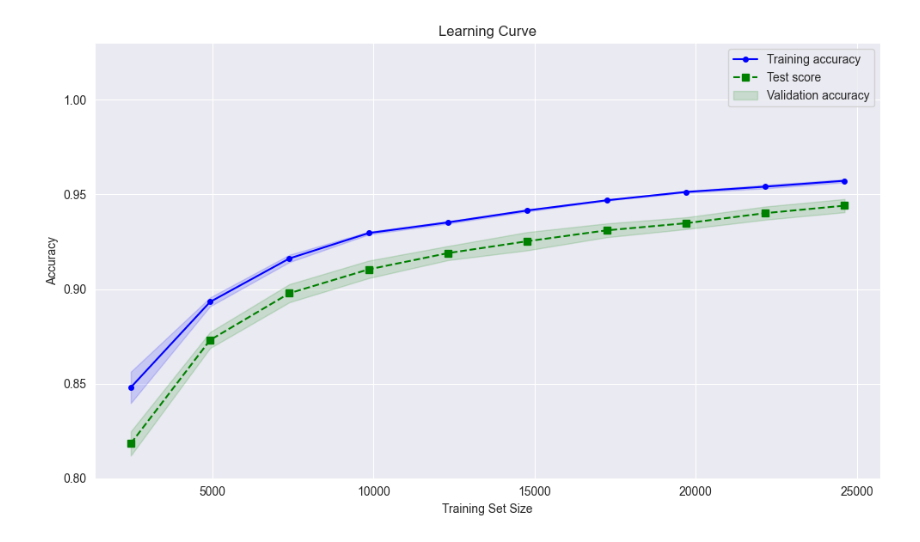
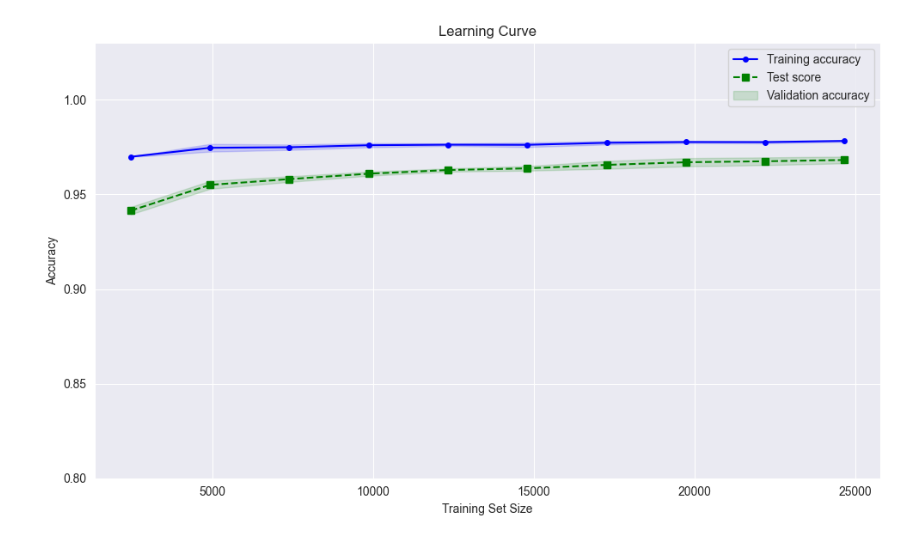
Before and after one commit to mariamaxim774/FakeNewsDetection, a Jupyter notebook: models/Naive_bayes.ipynb, the cells around one changed output. Cells and saved outputs as stored; diff of their text form; code cells hidden in the pictures.

Commit message:
naive bayes with marks

```diff
--- a/models/Naive_bayes.ipynb
+++ b/models/Naive_bayes.ipynb
@@ -1,6 +1,3 @@
 # %%
 import pandas as pd
-df=pd.read_csv("../data/cleaned_data.csv")
+df=pd.read_csv("../data/fake_and_real_news_final.csv")
-# %%
-df['text_length'] = df['clean_text'].apply(lambda x: len(str(x).split()))
-print(f"Lungimea medie a stirilor (numar de cuvinte): {df['text_length'].mean():.2f}")
@@ -46,33 +3,0 @@ plt.show()
-# %%
-import numpy as np
-from sklearn.model_selection import train_test_split, cross_val_score, KFold
-from sklearn.feature_extraction.text import CountVectorizer
-from sklearn.naive_bayes import MultinomialNB
-from sklearn.metrics import accuracy_score, confusion_matrix, classification_report
-import matplotlib.pyplot as plt
-import seaborn as sns
-from sklearn.pipeline import make_pipeline
-from sklearn.model_selection import GridSearchCV
-
-
-df = df.sample(frac=1)
-df = df.dropna(subset=['clean_text', 'label'])
-
-
-X = df["clean_text"]
-y = df["label"]
-
-pipe= make_pipeline(CountVectorizer(),MultinomialNB())
-print(pipe)
-
-param_grid = {
-    'countvectorizer__ngram_range': [(1, 1), (1, 2), (1, 3)],
-    'countvectorizer__min_df': [1, 2, 3, 5],
-    'countvectorizer__max_df': [0.85, 0.9, 0.95, 1.0],
-    'countvectorizer__stop_words': ['english', None],
-    'countvectorizer__max_features': [None, 5000, 10000],
-    'multinomialnb__alpha': [0.01, 0.1, 0.5, 1.0, 2.0]
-}
-
-grid = GridSearchCV(pipe, param_grid, cv=5,verbose=3)
-grid.fit(X_train, y_train)
@@ -222,7 +98,7 @@ import numpy as np
 from sklearn.pipeline import Pipeline
 
 pipeline = Pipeline([
-    ('countvectorizer', CountVectorizer(ngram_range=(3,4), min_df=10, max_df=0.95)),
+    ('countvectorizer', CountVectorizer(ngram_range=(2,3), min_df=10, max_df=0.95)),
     ('multinomialnb', MultinomialNB(alpha=1))
 ])
 
@@ -241,34 +117,34 @@ train_sizes, train_scores, test_scores = learning_curve(
     scoring='accuracy',
     n_jobs=10
 )
 
 train_mean = np.mean(train_scores, axis=1)
 train_std = np.std(train_scores, axis=1)
 test_mean = np.mean(test_scores, axis=1)
 test_std = np.std(test_scores, axis=1)
 plt.figure(figsize=(10, 6))
 
 
 plt.plot(train_sizes, train_mean, label="Training accuracy", color='blue', marker='o',markersize='4')
 plt.fill_between(train_sizes,
 train_mean + train_std,
 train_mean - train_std,
 alpha=0.15, color='blue')
 
 plt.plot(train_sizes, test_mean, label="Test score", color='green',marker='s',linestyle='--')
 plt.fill_between(train_sizes, test_mean - test_std, test_mean + test_std, alpha=0.15, color='green',label='Validation accuracy')
 
 
 plt.title("Learning Curve")
 plt.xlabel("Training Set Size")
 plt.ylabel("Accuracy")
 plt.legend(loc="best")
 plt.ylim([0.8, 1.03])
 plt.grid(True)
 plt.tight_layout()
 plt.show()
 # %% [output]
-[figure, old version]
+[figure, new version]
 # %%
 from sklearn.model_selection import validation_curve
 from sklearn.pipeline import Pipeline
```
Also changed, not shown: parts of 19 cells of this notebook.
